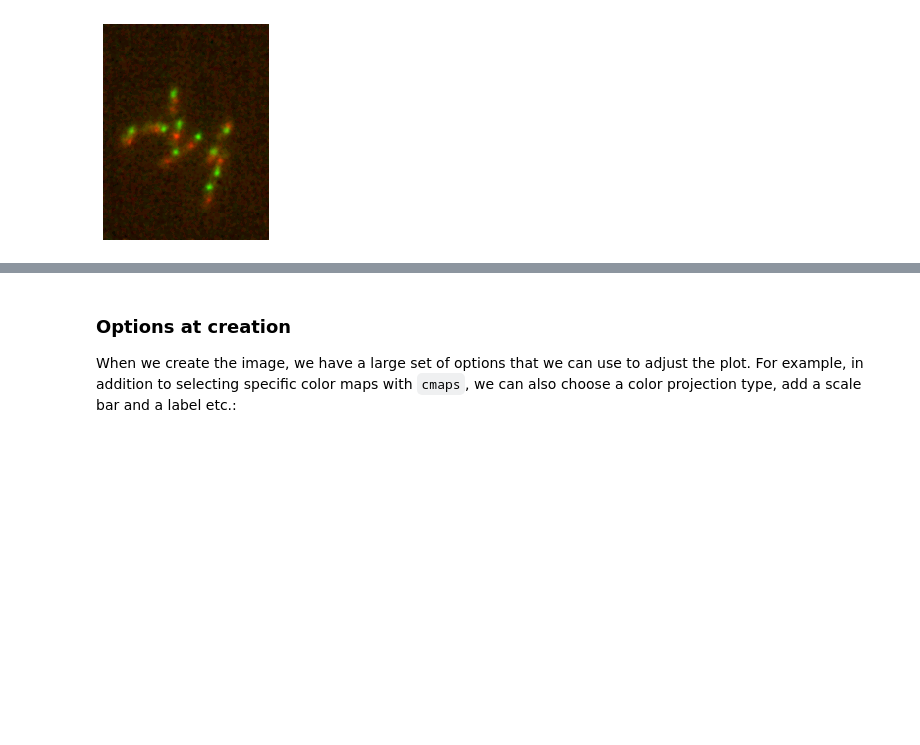
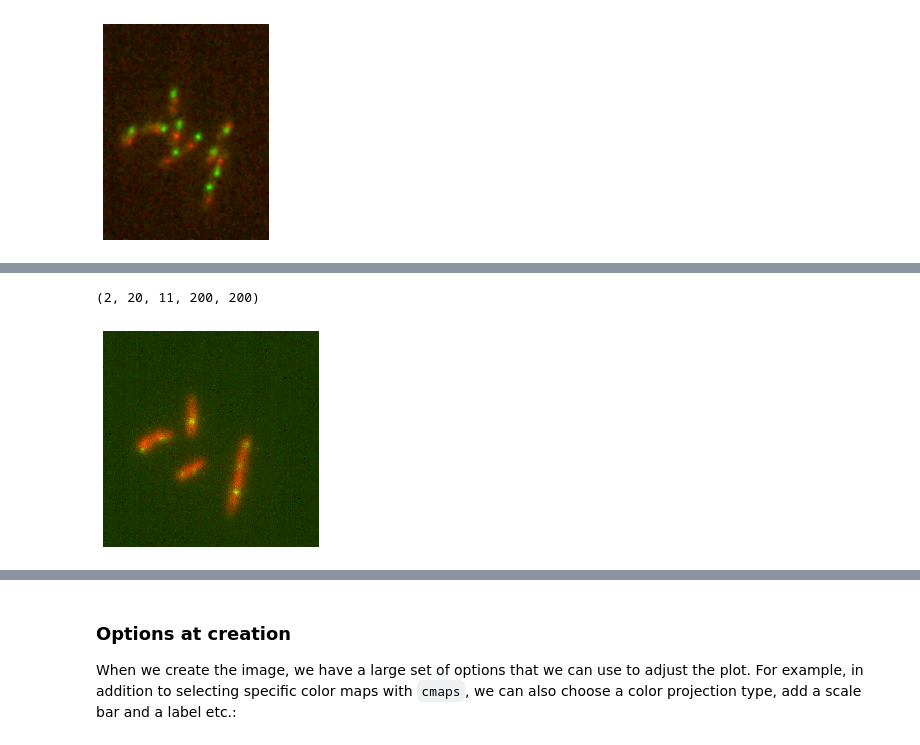
Before and after one commit to guiwitz/microfilm, a Jupyter notebook: notebooks/create_plots.ipynb, the cells around one changed output, grey strips where cells are left out. Saved outputs shown, nothing was run; the diff lists cells and outputs as text; code cells hidden in the pictures; blank space fills up the shorter version.

Commit message:
new feature: plot projection of volume data

```diff
--- a/notebooks/create_plots.ipynb
+++ b/notebooks/create_plots.ipynb
@@ -69,0 +74,9 @@ microim = microplot.microshow(images=[multi_channel[1], multi_channel[2]])
+# %%
+image3d = skimage.io.imread('../microfilm/dataset/tests/test_folders/coli_nucl_ori_3d.tif')
+image3d.shape
+# %% [output]
+(2, 20, 11, 200, 200)
+# %%
+microplot.microshow(image3d[:,0,:,:,:], volume_proj='mean');
+# %% [output]
+[figure, added]
```
Also changed, not shown: parts of 3 cells of this notebook, 4 other files.
